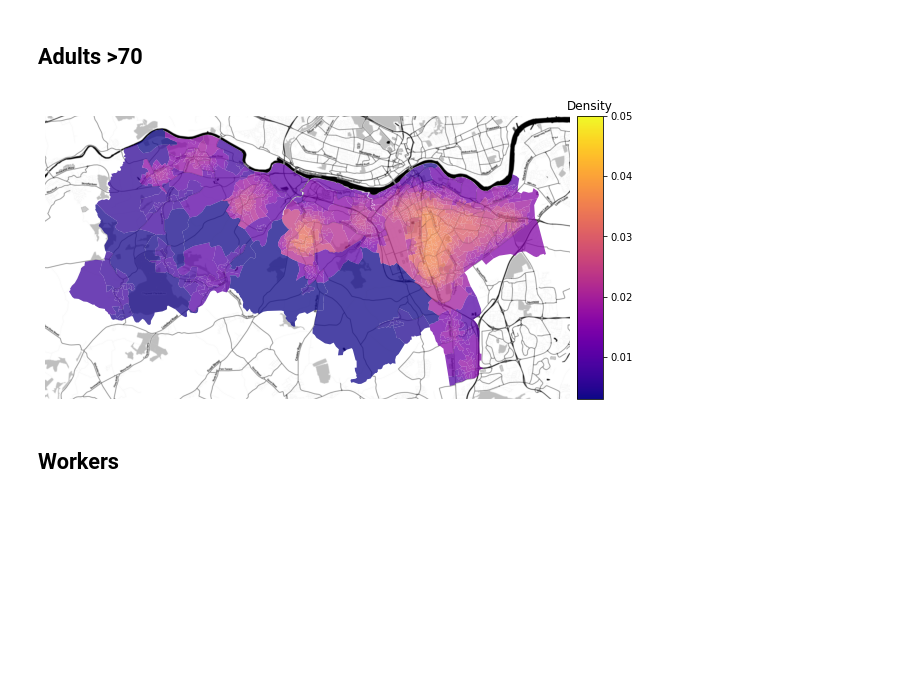
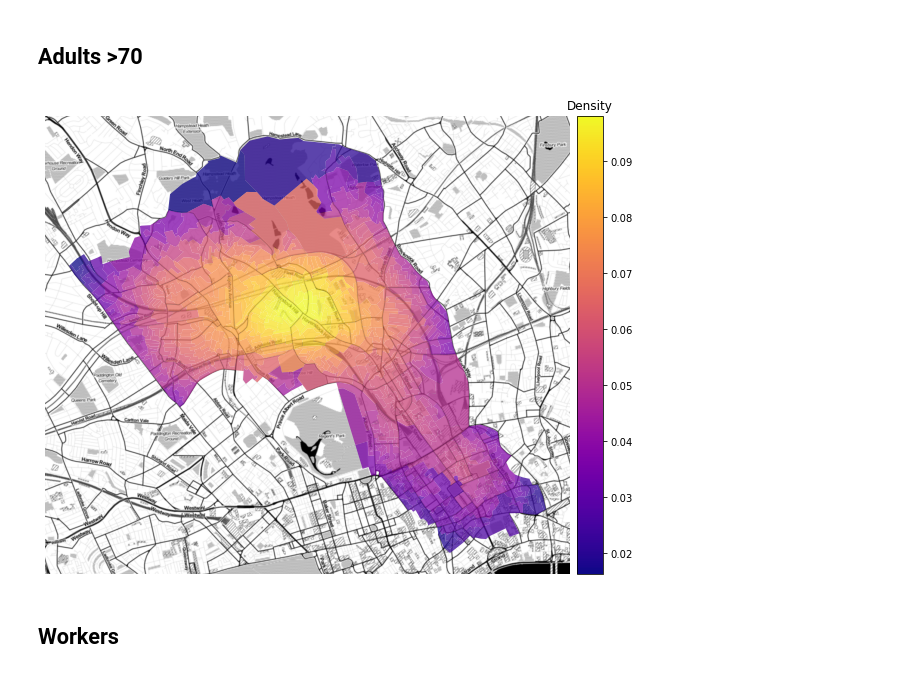
Before and after one commit to alan-turing-institute/spatial-inequality, a Jupyter notebook: notebooks/oa_importance.ipynb, the cells around one changed output. Drawn from its saved outputs; the diff is of its cells as text; code cells hidden in the pictures; blank space fills up the shorter version.

```diff
--- a/notebooks/oa_importance.ipynb
+++ b/notebooks/oa_importance.ipynb
@@ -8,7 +8,7 @@ from spineq.data_fetcher import lad20nm_to_lad20cd
 import pandas as pd
 # %%
 theta = 500
-vmax = 0.05
+vmax = None
 # %%
-lad20nm = "Newcastle upon Tyne"
+lad20nm = "Camden"
 lad20cd = lad20nm_to_lad20cd(lad20nm)
@@ -43,14 +50,14 @@ plot_oa_importance(lad20cd, oa_weights, figsize=(10,10), theta=theta, vmax=vmax)
 # %%
 oa_weights = calc_oa_weights(
     lad20cd=lad20cd,
-    pop_age_groups={"pop_elderly": {'min': 70, 'max': 90, 'weight': 1}},
+    pop_age_groups={"pop_elderly": {"min": 70, "max": 90, "weight": 1}},
     population_weight=1,
-    workplace_weight=0
+    workplace_weight=0,
 )
 
-plot_oa_importance(lad20cd, oa_weights, figsize=(10,10), theta=theta, vmax=vmax)
+plot_oa_importance(lad20cd, oa_weights, figsize=(10, 10), theta=theta, vmax=vmax)
 # %% [output]
-[figure, old version]
+[figure, new version]
 # %% [markdown]
 ## Workers
 # %%
```
Also changed, not shown: parts of 5 cells of this notebook, 14 other files.
